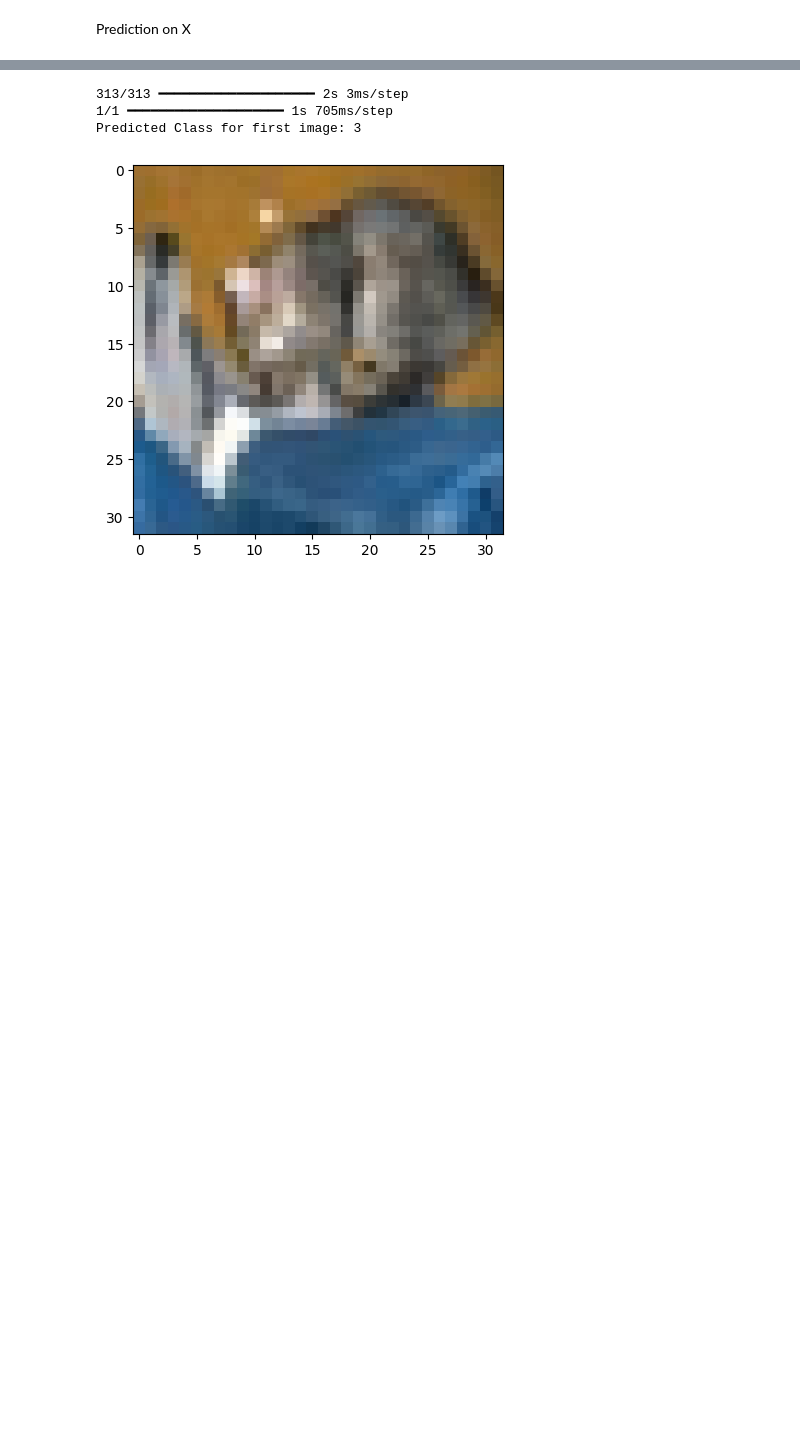
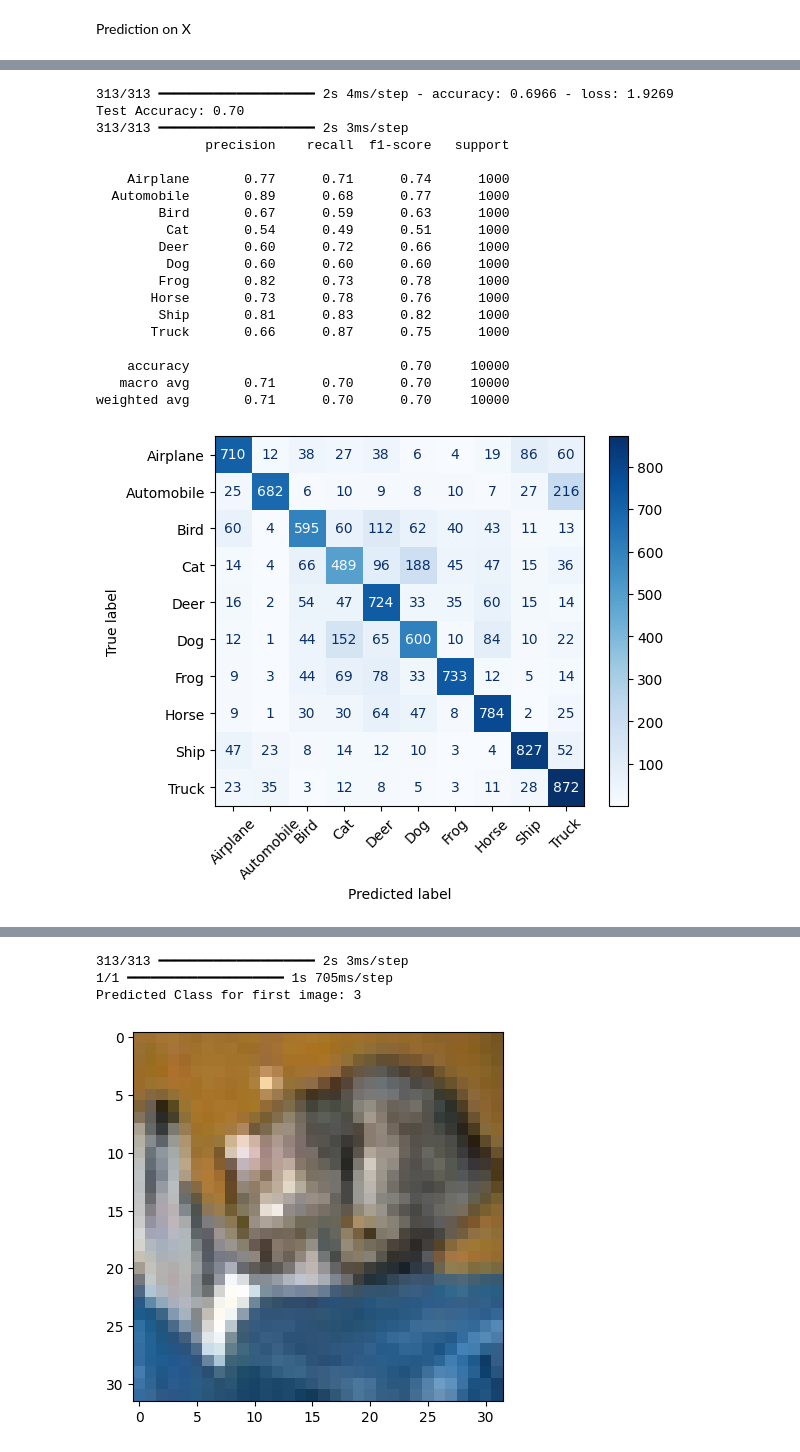
Before and after one commit to guypary/ai-eng-nbs-public, a Jupyter notebook: project_images.ipynb, the cells around one changed output, grey strips where cells are left out. Cells and saved outputs as stored; diff of their text form; code cells hidden in the pictures; blank space fills up the shorter version.

```diff
--- a/project_images.ipynb
+++ b/project_images.ipynb
@@ -301,3 +236,39 @@ InvalidParameterError: The 'y_true' parameter of confusion_matrix must be an arr
+# %%
+from sklearn.metrics import classification_report, confusion_matrix, ConfusionMatrixDisplay
+# Evaluate on test set
+test_loss, test_acc = model.evaluate(x_test, y_test_one_hot) # Changed y_test_onehot to y_test_one_hot
+print(f"Test Accuracy: {test_acc:.2f}")
+# Classification report
+y_pred = np.argmax(model.predict(x_test), axis=1)
+# The following line has been changed
+y_true = np.argmax(y_test_one_hot, axis=1)  # Extract true labels from one-hot encoded y_test_one_hot
+print(classification_report(y_true, y_pred, target_names=class_names))
+# Confusion Matrix
+cm = confusion_matrix(y_true, y_pred)
+disp = ConfusionMatrixDisplay(confusion_matrix=cm, display_labels=class_names)
+disp.plot(cmap='Blues', xticks_rotation=45)
+plt.show()
+# %% [output]
+313/313 ━━━━━━━━━━━━━━━━━━━━ 2s 4ms/step - accuracy: 0.6966 - loss: 1.9269
+Test Accuracy: 0.70
+313/313 ━━━━━━━━━━━━━━━━━━━━ 2s 3ms/step
+              precision    recall  f1-score   support
+
+    Airplane       0.77      0.71      0.74      1000
+  Automobile       0.89      0.68      0.77      1000
+        Bird       0.67      0.59      0.63      1000
+         Cat       0.54      0.49      0.51      1000
+        Deer       0.60      0.72      0.66      1000
+         Dog       0.60      0.60      0.60      1000
+        Frog       0.82      0.73      0.78      1000
+       Horse       0.73      0.78      0.76      1000
+        Ship       0.81      0.83      0.82      1000
+       Truck       0.66      0.87      0.75      1000
+
+    accuracy                           0.70     10000
+   macro avg       0.71      0.70      0.70     10000
+weighted avg       0.71      0.70      0.70     10000
+[figure, added]
 # %%
 import numpy as np
 from sklearn.metrics import confusion_matrix
```
Also changed, not shown: parts of 9 cells of this notebook.
